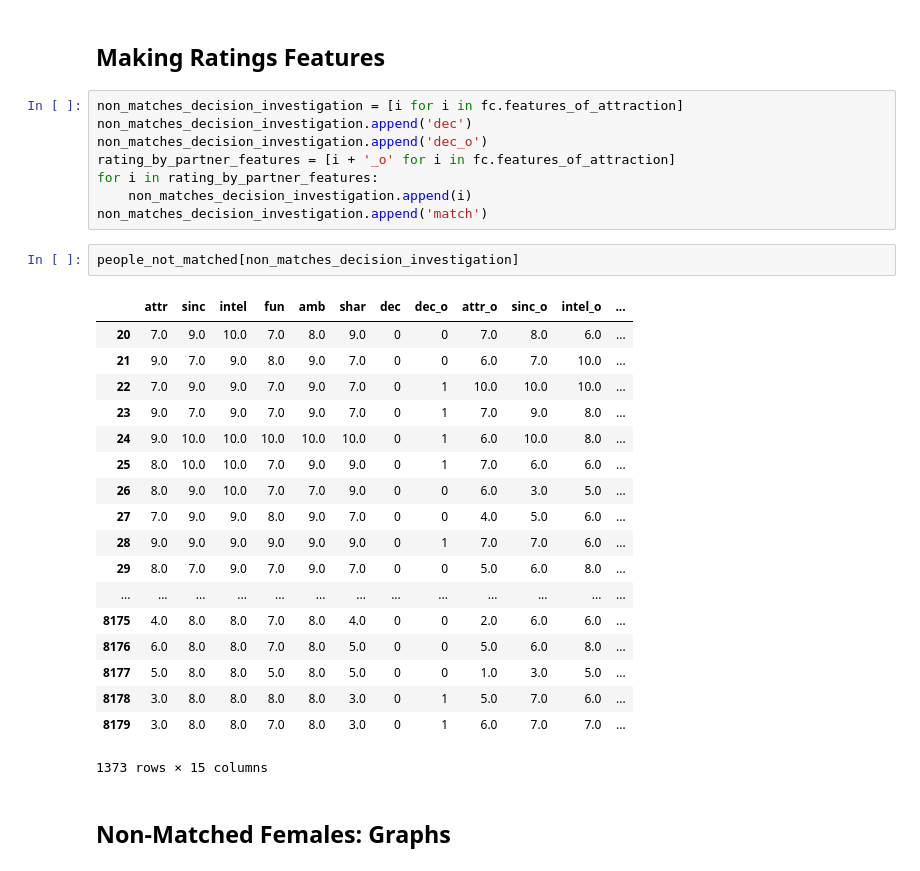
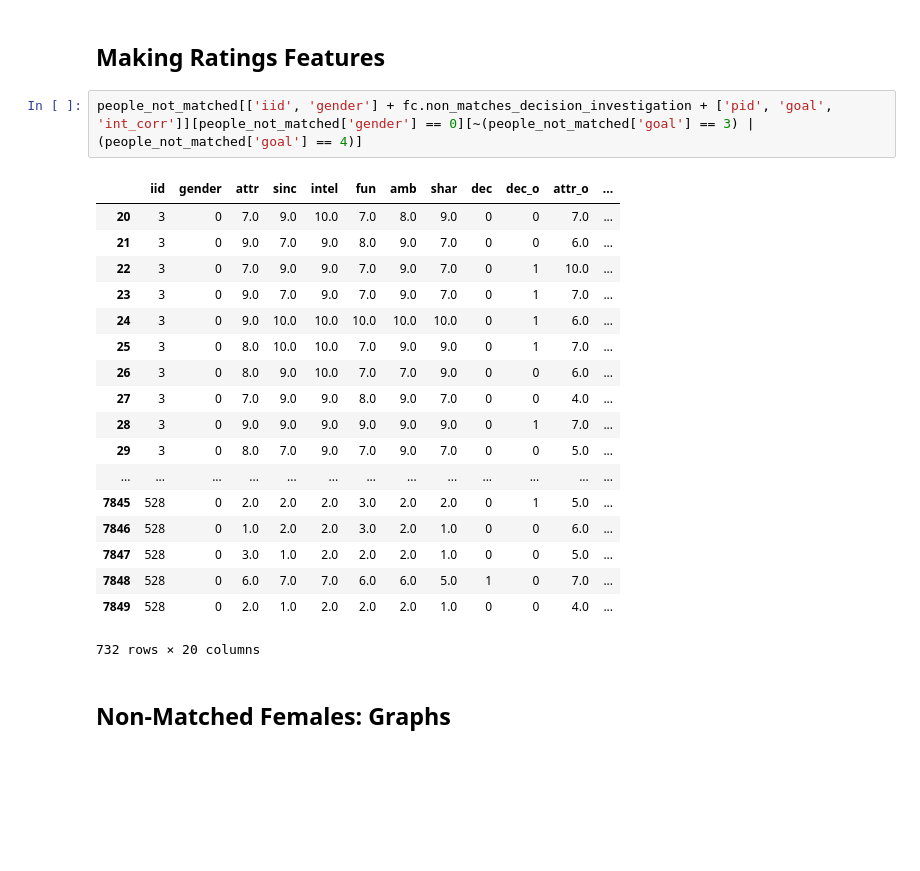
Before and after one commit to fiatveritas/Portfolio, a Jupyter notebook: Udacity_Project_5_Capstone/Love_At_First_Sight.ipynb, the cells around one changed output. Cells and saved outputs as stored; diff of their text form; blank space fills up the shorter version.

Commit message:
feat: added int_corr to dataframe of non-match

```diff
--- a/Udacity_Project_5_Capstone/Love_At_First_Sight.ipynb
+++ b/Udacity_Project_5_Capstone/Love_At_First_Sight.ipynb
@@ -86,35 +86,27 @@ for i in not_ever_matched:
 people_not_matched = data[data['iid'].isin(not_ever_matched)].copy()
 # %% [markdown]
 <h2>Making Ratings Features</h2>
-# %%
-non_matches_decision_investigation = [i for i in fc.features_of_attraction]
-non_matches_decision_investigation.append('dec')
-non_matches_decision_investigation.append('dec_o')
-rating_by_partner_features = [i + '_o' for i in fc.features_of_attraction]
-for i in rating_by_partner_features:
-    non_matches_decision_investigation.append(i)
-non_matches_decision_investigation.append('match')
-# %%
-people_not_matched[non_matches_decision_investigation]
-# %% [output]
-|  | attr | sinc | intel | fun | amb | shar | dec | dec_o | attr_o | sinc_o | intel_o | ... |
-| 20 | 7.0 | 9.0 | 10.0 | 7.0 | 8.0 | 9.0 | 0 | 0 | 7.0 | 8.0 | 6.0 | ... |
-| 21 | 9.0 | 7.0 | 9.0 | 8.0 | 9.0 | 7.0 | 0 | 0 | 6.0 | 7.0 | 10.0 | ... |
-| 22 | 7.0 | 9.0 | 9.0 | 7.0 | 9.0 | 7.0 | 0 | 1 | 10.0 | 10.0 | 10.0 | ... |
-| 23 | 9.0 | 7.0 | 9.0 | 7.0 | 9.0 | 7.0 | 0 | 1 | 7.0 | 9.0 | 8.0 | ... |
-| 24 | 9.0 | 10.0 | 10.0 | 10.0 | 10.0 | 10.0 | 0 | 1 | 6.0 | 10.0 | 8.0 | ... |
-| 25 | 8.0 | 10.0 | 10.0 | 7.0 | 9.0 | 9.0 | 0 | 1 | 7.0 | 6.0 | 6.0 | ... |
-| 26 | 8.0 | 9.0 | 10.0 | 7.0 | 7.0 | 9.0 | 0 | 0 | 6.0 | 3.0 | 5.0 | ... |
-| 27 | 7.0 | 9.0 | 9.0 | 8.0 | 9.0 | 7.0 | 0 | 0 | 4.0 | 5.0 | 6.0 | ... |
-| 28 | 9.0 | 9.0 | 9.0 | 9.0 | 9.0 | 9.0 | 0 | 1 | 7.0 | 7.0 | 6.0 | ... |
-| 29 | 8.0 | 7.0 | 9.0 | 7.0 | 9.0 | 7.0 | 0 | 0 | 5.0 | 6.0 | 8.0 | ... |
-| ... | ... | ... | ... | ... | ... | ... | ... | ... | ... | ... | ... | ... |
-| 8175 | 4.0 | 8.0 | 8.0 | 7.0 | 8.0 | 4.0 | 0 | 0 | 2.0 | 6.0 | 6.0 | ... |
-| 8176 | 6.0 | 8.0 | 8.0 | 7.0 | 8.0 | 5.0 | 0 | 0 | 5.0 | 6.0 | 8.0 | ... |
-| 8177 | 5.0 | 8.0 | 8.0 | 5.0 | 8.0 | 5.0 | 0 | 0 | 1.0 | 3.0 | 5.0 | ... |
-| 8178 | 3.0 | 8.0 | 8.0 | 8.0 | 8.0 | 3.0 | 0 | 1 | 5.0 | 7.0 | 6.0 | ... |
-| 8179 | 3.0 | 8.0 | 8.0 | 7.0 | 8.0 | 3.0 | 0 | 1 | 6.0 | 7.0 | 7.0 | ... |
-1373 rows × 15 columns
+# %%
+people_not_matched[['iid', 'gender'] + fc.non_matches_decision_investigation + ['pid', 'goal', 'int_corr']][people_not_matched['gender'] == 0][~(people_not_matched['goal'] == 3) | (people_not_matched['goal'] == 4)]
+# %% [output]
+|  | iid | gender | attr | sinc | intel | fun | amb | shar | dec | dec_o | attr_o | ... |
+| 20 | 3 | 0 | 7.0 | 9.0 | 10.0 | 7.0 | 8.0 | 9.0 | 0 | 0 | 7.0 | ... |
+| 21 | 3 | 0 | 9.0 | 7.0 | 9.0 | 8.0 | 9.0 | 7.0 | 0 | 0 | 6.0 | ... |
+| 22 | 3 | 0 | 7.0 | 9.0 | 9.0 | 7.0 | 9.0 | 7.0 | 0 | 1 | 10.0 | ... |
+| 23 | 3 | 0 | 9.0 | 7.0 | 9.0 | 7.0 | 9.0 | 7.0 | 0 | 1 | 7.0 | ... |
+| 24 | 3 | 0 | 9.0 | 10.0 | 10.0 | 10.0 | 10.0 | 10.0 | 0 | 1 | 6.0 | ... |
+| 25 | 3 | 0 | 8.0 | 10.0 | 10.0 | 7.0 | 9.0 | 9.0 | 0 | 1 | 7.0 | ... |
+| 26 | 3 | 0 | 8.0 | 9.0 | 10.0 | 7.0 | 7.0 | 9.0 | 0 | 0 | 6.0 | ... |
+| 27 | 3 | 0 | 7.0 | 9.0 | 9.0 | 8.0 | 9.0 | 7.0 | 0 | 0 | 4.0 | ... |
+| 28 | 3 | 0 | 9.0 | 9.0 | 9.0 | 9.0 | 9.0 | 9.0 | 0 | 1 | 7.0 | ... |
+| 29 | 3 | 0 | 8.0 | 7.0 | 9.0 | 7.0 | 9.0 | 7.0 | 0 | 0 | 5.0 | ... |
+| ... | ... | ... | ... | ... | ... | ... | ... | ... | ... | ... | ... | ... |
+| 7845 | 528 | 0 | 2.0 | 2.0 | 2.0 | 3.0 | 2.0 | 2.0 | 0 | 1 | 5.0 | ... |
+| 7846 | 528 | 0 | 1.0 | 2.0 | 2.0 | 3.0 | 2.0 | 1.0 | 0 | 0 | 6.0 | ... |
+| 7847 | 528 | 0 | 3.0 | 1.0 | 2.0 | 2.0 | 2.0 | 1.0 | 0 | 0 | 5.0 | ... |
+| 7848 | 528 | 0 | 6.0 | 7.0 | 7.0 | 6.0 | 6.0 | 5.0 | 1 | 0 | 7.0 | ... |
+| 7849 | 528 | 0 | 2.0 | 1.0 | 2.0 | 2.0 | 2.0 | 1.0 | 0 | 0 | 4.0 | ... |
+732 rows × 20 columns
 # %% [markdown]
 <h2>Non-Matched Females: Graphs</h2>
 # %%
```
Also changed, not shown: parts of 3 cells of this notebook, 1 other file.
